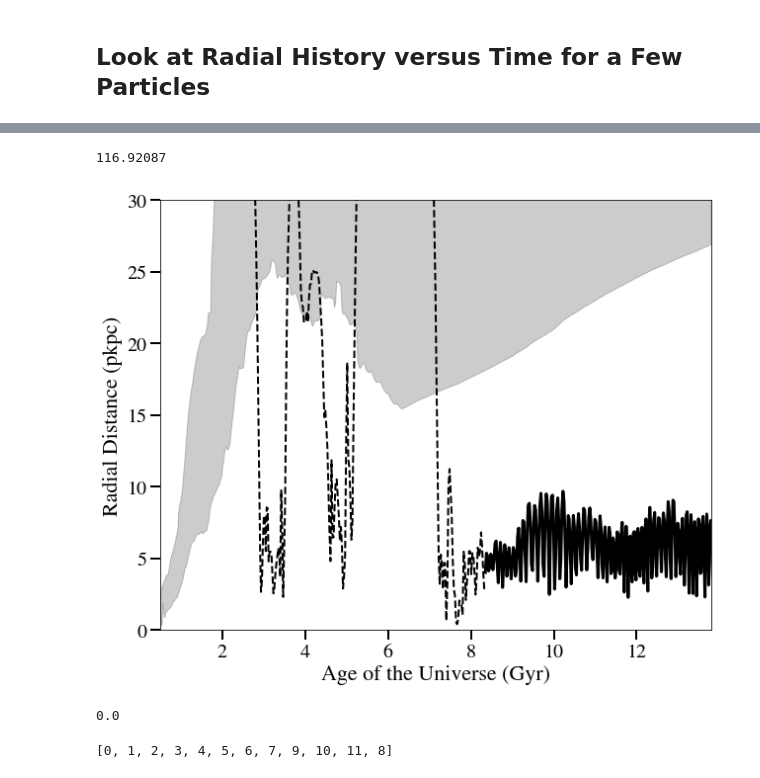
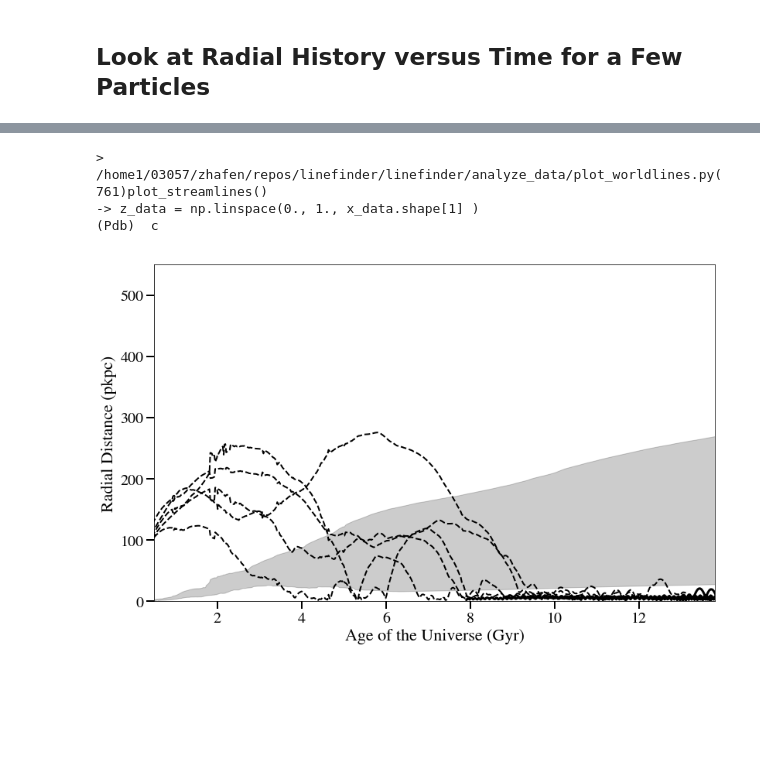
Before and after one commit to zhafen/clusters_of_FIRE, a Jupyter notebook: cluster_cosmological_history_analysis.ipynb, the cells around one changed output, grey strips where cells are left out. Saved outputs shown, nothing was run; the diff lists cells and outputs as text; code cells hidden in the pictures; blank space fills up the shorter version.

```diff
--- a/cluster_cosmological_history_analysis.ipynb
+++ b/cluster_cosmological_history_analysis.ipynb
@@ -77,54 +62,28 @@ w_plotter.plot_streamlines_vs_time(
 # %%
-# fig = plt.figure( figsize=(13,8), facecolor='w' )
-# ax = plt.gca()
-
+fig = plt.figure( figsize=(13,8), facecolor='w' )
+ax = plt.gca()
 
 w_plotter.plot_streamlines_vs_time(
     y_key = 'R',
-    classification = None,
+    classification = 'is_in_main_gal', # Make sure we select particles in the main galaxy at z=0
     classification_ind = ind,
     start_ind = 0,
     end_ind = 600,
-    sample_size = 1,
+    sample_size = 5,
 #     y_data_kwargs = { 'smooth_data' : True },
-#     ax = ax,
+    ax = ax,
     x_range = [0.5, 13.8 ],
-    y_range = [0., 30., ],
+    y_range = [0., 550., ],
     horizontal_line_value = None,
     plot_CGM_region = True,
     return_y_max = True,
-    vert_line_at_classification_ind = False,
-    line_features = {
-        'is_star': {
-            'key': 'PType',
-            'value': 4,
-            'data_kwargs': {},
-            'line_attrs': {
-                'linewidth': 3,
-                'color': 'k',
-                },
-        },
-        'is_gas': {
-            'key': 'PType',
-            'value': 0,
-            'data_kwargs': {},
-            'line_attrs': {
-                'linewidth': 2,
-                'color': 'k',
-                'linestyle': '--',
-                },
-            }
-    },
+    vert_line_ind = None,
+    line_features = gas_to_star_line_features,
 )
+
+fig
 # %% [output]
-116.92087
+> /home1/03057/zhafen/repos/linefinder/linefinder/analyze_data/plot_worldlines.py(761)plot_streamlines()
+-> z_data = np.linspace(0., 1., x_data.shape[1] )
+(Pdb)  c
-[figure, old version]
+[figure, new version]
-# %%
-w.ptracks.data['M_enc'][:,1:].max()
-# %% [output]
-0.0
-# %%
-l = list(range(12))
-l[:8] + l[9:] + l[8:9]
-# %% [output]
-[0, 1, 2, 3, 4, 5, 6, 7, 9, 10, 11, 8]
```
Also changed, not shown: parts of 4 cells of this notebook, 8 other files.
